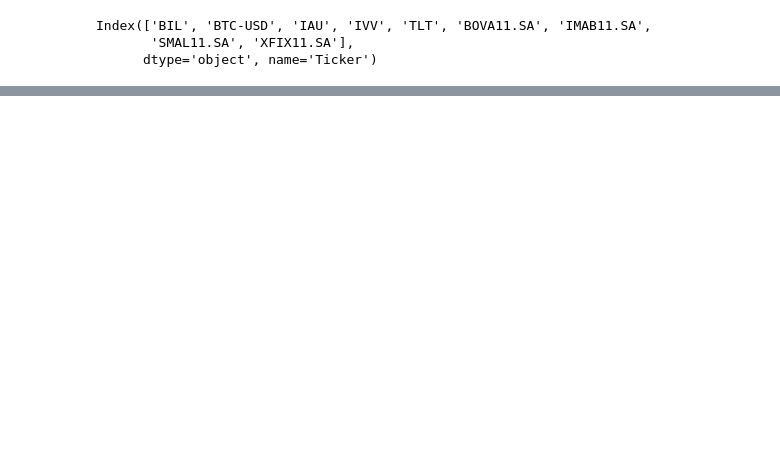
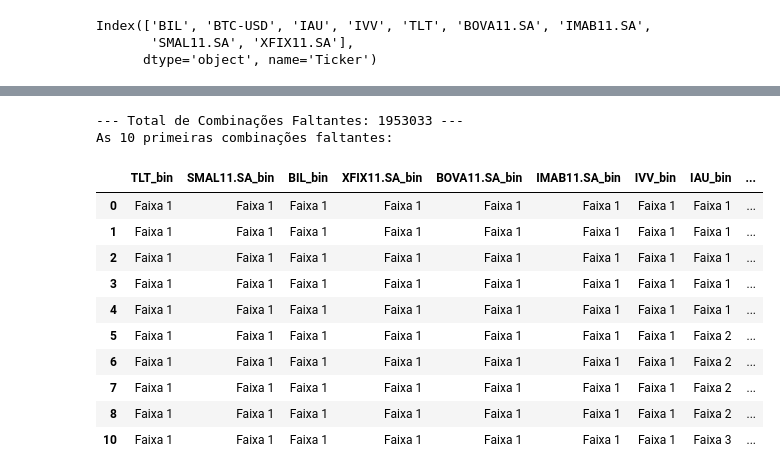
Before and after one commit to AlexandreSabino/fiap-tech-challenge-genetic-algorithm, a Jupyter notebook: notebooks/load_data.ipynb, the cells around one changed output, grey strips where cells are left out. Drawn from its saved outputs; the diff is of its cells as text; code cells hidden in the pictures; blank space fills up the shorter version.

```diff
--- a/notebooks/load_data.ipynb
+++ b/notebooks/load_data.ipynb
@@ -61,0 +83,9 @@ dtype: float64
+# %%
+# bin_labels = ['Faixa 1', 'Faixa 2', 'Faixa 3', 'Faixa 4', 'Faixa 5', 'Faixa 6', 'Faixa 7', 'Faixa 8', 'Faixa 9']
+bin_labels = ['Faixa 1', 'Faixa 2', 'Faixa 3', 'Faixa 4', 'Faixa 5']
+for col in df.columns:
+    df[f'{col}_bin'] = pd.cut(df[col],
+                               bins=len(bin_labels),
+                               labels=bin_labels)
+
+df.filter(like='_bin').head()
@@ -61,0 +114,2 @@ dtype: float64
+# %%
+df.drop(columns=df_population.columns, inplace=True)
@@ -61,0 +147,3 @@ dtype: float64
+# %%
+all_combinations_itertools = itertools.product(bin_labels, repeat=len(df.columns))
+df_combinations = pd.DataFrame(all_combinations_itertools, columns=df.columns)
@@ -61,0 +163,5 @@ dtype: float64
+# %%
+df_exists_combinations = df[df.columns].drop_duplicates()
+
+print(f"\n--- Total de Combinações Existentes no DataFrame: {len(df_exists_combinations)} ---")
+df_exists_combinations.head()
@@ -61,0 +176,28 @@ dtype: float64
+# %%
+on_join = ['TLT_bin', 'SMAL11.SA_bin', 'BIL_bin', 'XFIX11.SA_bin',
+               'BOVA11.SA_bin', 'IMAB11.SA_bin', 'IAU_bin', 'IVV_bin', 'BTC-USD_bin']
+
+df_merged = df_combinations.merge(df_exists_combinations, on=on_join, how='left', indicator=True)
+
+df_pending_combinations = df_merged[df_merged['_merge'] == 'left_only']
+
+df_pending_combinations = df_pending_combinations.drop(columns='_merge')
+
+
+print(f"\n--- Total de Combinações Faltantes: {len(df_pending_combinations)} ---")
+print("As 10 primeiras combinações faltantes:")
+df_pending_combinations.head(10)
+# %% [output]
+--- Total de Combinações Faltantes: 1953033 ---
+As 10 primeiras combinações faltantes:
+|  | TLT_bin | SMAL11.SA_bin | BIL_bin | XFIX11.SA_bin | BOVA11.SA_bin | IMAB11.SA_bin | IVV_bin | IAU_bin | ... |
+| 0 | Faixa 1 | Faixa 1 | Faixa 1 | Faixa 1 | Faixa 1 | Faixa 1 | Faixa 1 | Faixa 1 | ... |
+| 1 | Faixa 1 | Faixa 1 | Faixa 1 | Faixa 1 | Faixa 1 | Faixa 1 | Faixa 1 | Faixa 1 | ... |
+| 2 | Faixa 1 | Faixa 1 | Faixa 1 | Faixa 1 | Faixa 1 | Faixa 1 | Faixa 1 | Faixa 1 | ... |
+| 3 | Faixa 1 | Faixa 1 | Faixa 1 | Faixa 1 | Faixa 1 | Faixa 1 | Faixa 1 | Faixa 1 | ... |
+| 4 | Faixa 1 | Faixa 1 | Faixa 1 | Faixa 1 | Faixa 1 | Faixa 1 | Faixa 1 | Faixa 1 | ... |
+| 5 | Faixa 1 | Faixa 1 | Faixa 1 | Faixa 1 | Faixa 1 | Faixa 1 | Faixa 1 | Faixa 2 | ... |
+| 6 | Faixa 1 | Faixa 1 | Faixa 1 | Faixa 1 | Faixa 1 | Faixa 1 | Faixa 1 | Faixa 2 | ... |
+| 7 | Faixa 1 | Faixa 1 | Faixa 1 | Faixa 1 | Faixa 1 | Faixa 1 | Faixa 1 | Faixa 2 | ... |
+| 8 | Faixa 1 | Faixa 1 | Faixa 1 | Faixa 1 | Faixa 1 | Faixa 1 | Faixa 1 | Faixa 2 | ... |
+| 10 | Faixa 1 | Faixa 1 | Faixa 1 | Faixa 1 | Faixa 1 | Faixa 1 | Faixa 1 | Faixa 3 | ... |
```
Also changed, not shown: parts of 14 cells of this notebook, 5 other files.
